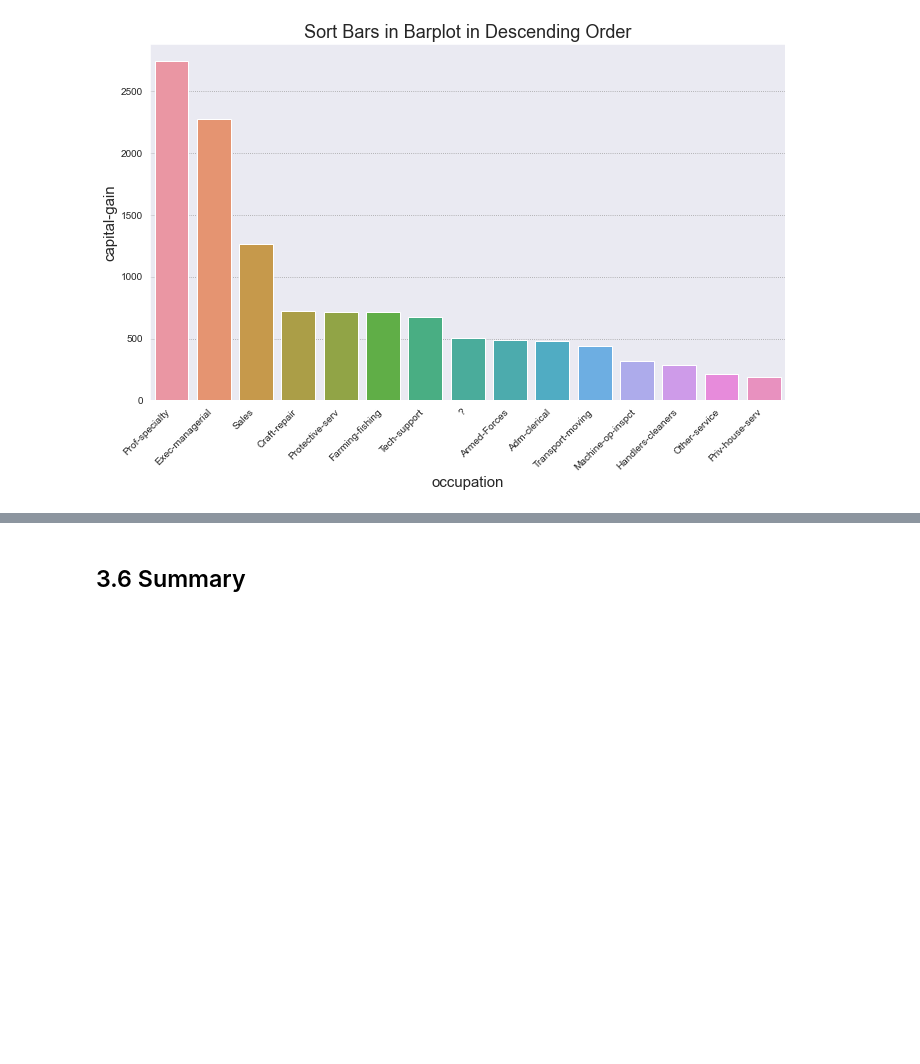
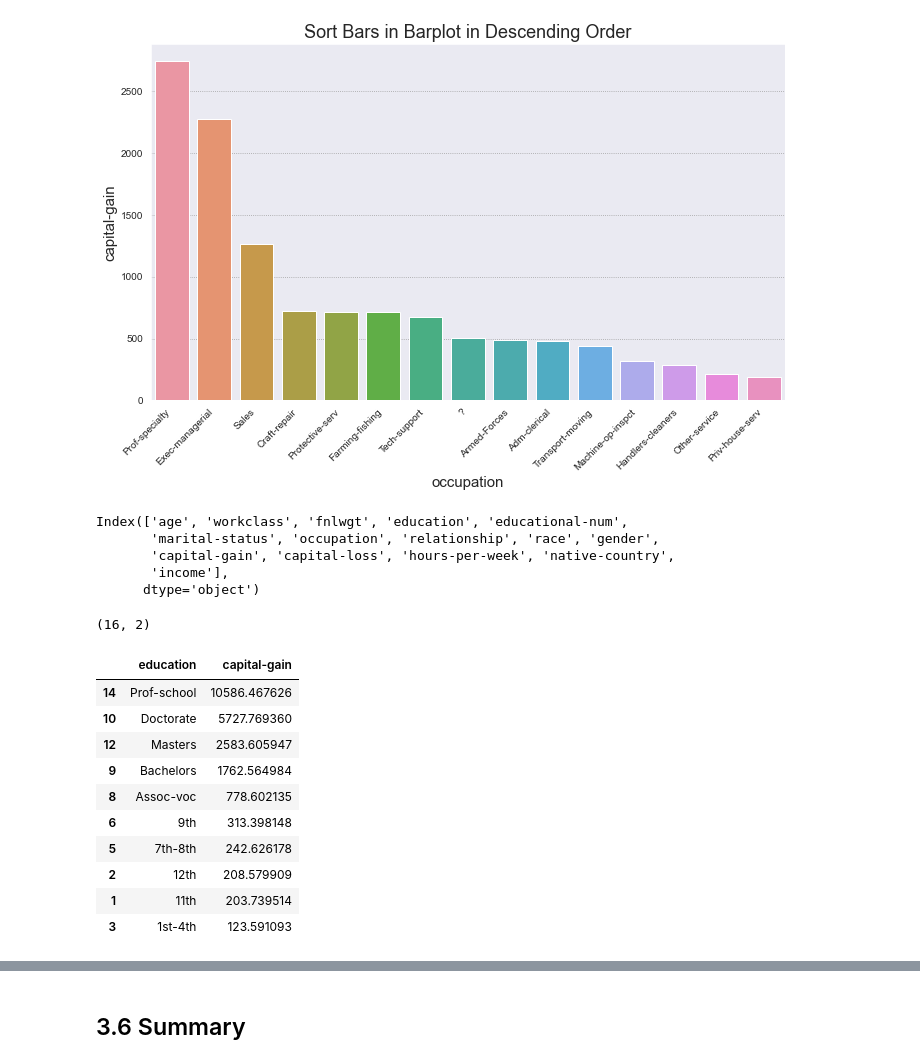
Before and after one commit to pauljacob/mini_projects, a Jupyter notebook: casfad_adult_income/03_Exploratory_Data_Analysis/03_exploratory_data_analysis_bar_chart.ipynb, the cells around one changed output, grey strips where cells are left out. Cells and saved outputs as stored; diff of their text form; code cells hidden in the pictures; blank space fills up the shorter version.

```diff
--- a/casfad_adult_income/03_Exploratory_Data_Analysis/03_exploratory_data_analysis_bar_chart.ipynb
+++ b/casfad_adult_income/03_Exploratory_Data_Analysis/03_exploratory_data_analysis_bar_chart.ipynb
@@ -312,3 +312,28 @@ plt.savefig("sort_bars_in_barplot_descending_order_Seaborn_Python3.png", dpi=100
 #https://datavizpyr.com/sort-bars-in-barplot-using-seaborn-in-python/
 # %% [output]
 [figure]
+# %%
+df_adult.columns
+# %% [output]
+Index(['age', 'workclass', 'fnlwgt', 'education', 'educational-num',
+       'marital-status', 'occupation', 'relationship', 'race', 'gender',
+       'capital-gain', 'capital-loss', 'hours-per-week', 'native-country',
+       'income'],
+      dtype='object')
+# %%
+df_adult_occupation_capital_gain_mean = df_adult.groupby('education')['capital-gain'].mean().reset_index()
+df_adult_occupation_capital_gain_mean = df_adult_occupation_capital_gain_mean.sort_values('capital-gain', ascending=False)
+p(df_adult_occupation_capital_gain_mean)
+# %% [output]
+(16, 2)
+|  | education | capital-gain |
+| 14 | Prof-school | 10586.467626 |
+| 10 | Doctorate | 5727.769360 |
+| 12 | Masters | 2583.605947 |
+| 9 | Bachelors | 1762.564984 |
+| 8 | Assoc-voc | 778.602135 |
+| 6 | 9th | 313.398148 |
+| 5 | 7th-8th | 242.626178 |
+| 2 | 12th | 208.579909 |
+| 1 | 11th | 203.739514 |
+| 3 | 1st-4th | 123.591093 |
```
Also changed, not shown: parts of 2 cells of this notebook, 4 other files.
